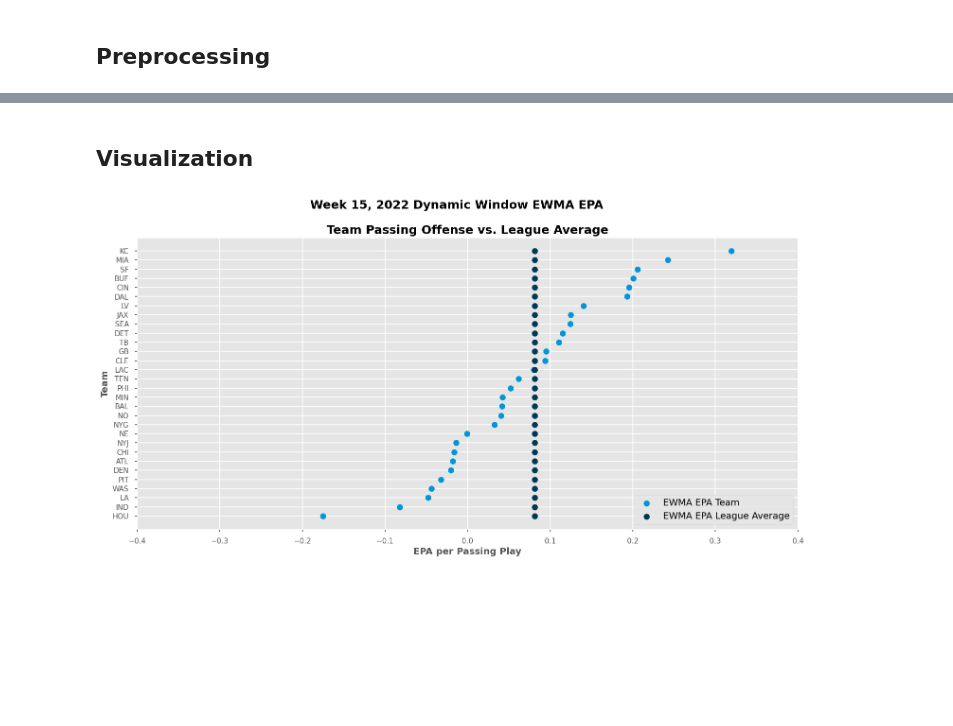
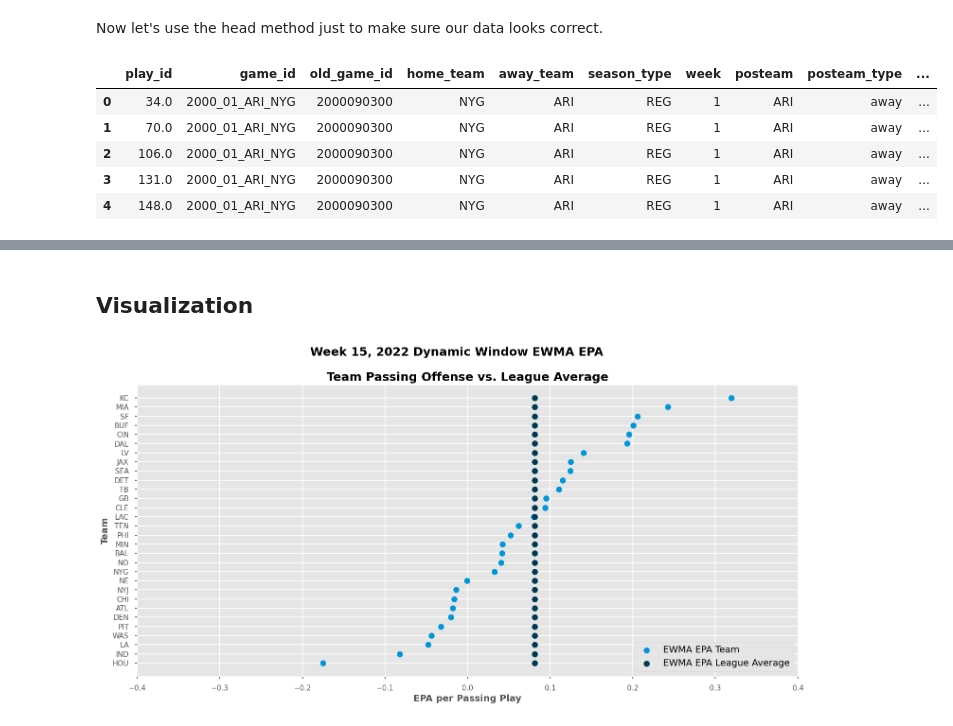
Before and after one commit to bendominguez0111/osf-post-follow-up, a Jupyter notebook: post.ipynb, the cells around one changed output, grey strips where cells are left out. Saved outputs shown, nothing was run; the diff lists cells and outputs as text; code cells hidden in the pictures; blank space fills up the shorter version.

```diff
--- a/post.ipynb
+++ b/post.ipynb
@@ -62,2 +44,11 @@ Downcasting floats.
-# %% [markdown]
-## Preprocessing
+# %% [markdown]
+Now let's use the head method just to make sure our data looks correct.
+# %%
+data.head()
+# %% [output]
+|  | play_id | game_id | old_game_id | home_team | away_team | season_type | week | posteam | posteam_type | ... |
+| 0 | 34.0 | 2000_01_ARI_NYG | 2000090300 | NYG | ARI | REG | 1 | ARI | away | ... |
+| 1 | 70.0 | 2000_01_ARI_NYG | 2000090300 | NYG | ARI | REG | 1 | ARI | away | ... |
+| 2 | 106.0 | 2000_01_ARI_NYG | 2000090300 | NYG | ARI | REG | 1 | ARI | away | ... |
+| 3 | 131.0 | 2000_01_ARI_NYG | 2000090300 | NYG | ARI | REG | 1 | ARI | away | ... |
+| 4 | 148.0 | 2000_01_ARI_NYG | 2000090300 | NYG | ARI | REG | 1 | ARI | away | ... |
```
Also changed, not shown: parts of 15 cells of this notebook, 2 other files.
